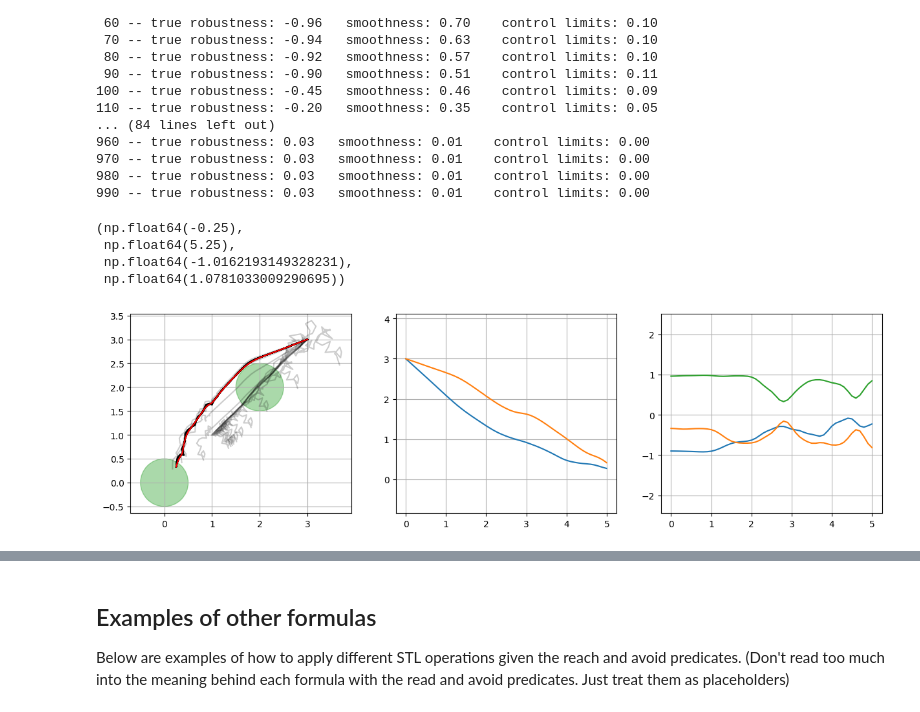
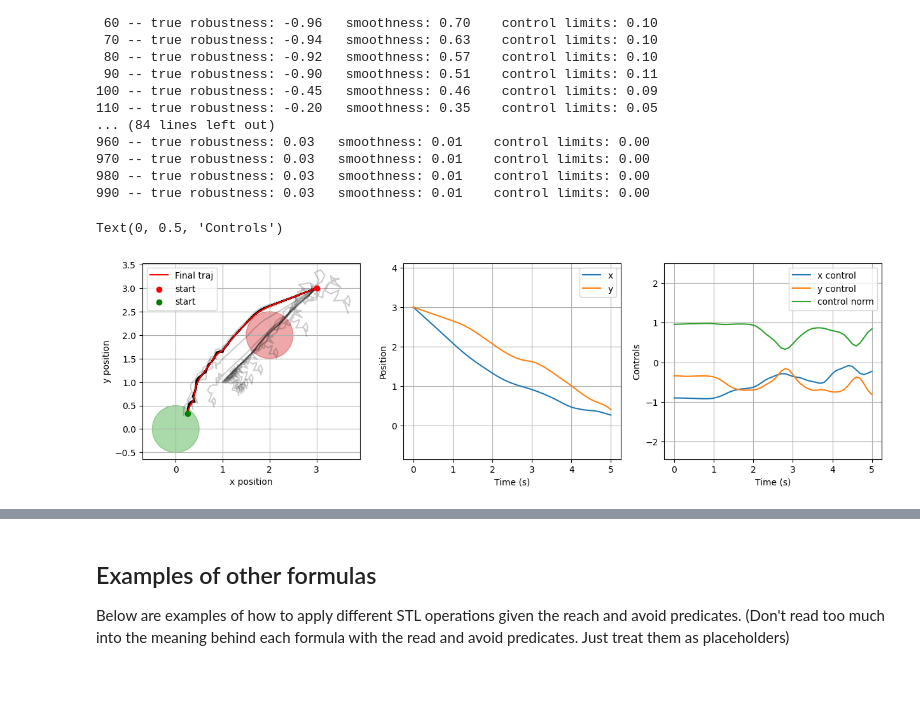
Before and after one commit to UW-CTRL/stljax, a Jupyter notebook: demo.ipynb, the cells around one changed output, grey strips where cells are left out. Saved outputs shown, nothing was run; the diff lists cells and outputs as text; code cells hidden in the pictures; blank space fills up the shorter version.

```diff
--- a/demo.ipynb
+++ b/demo.ipynb
@@ -227,44 +227,49 @@ for i in range(n_steps):
 # %%
 fig, axs = plt.subplots(1,3, figsize=(15,4)) # note we must use plt.subplots, not plt.subplot
 
 ax = axs[0]
 circle1 = plt.Circle((0, 0), 0.5, color='C2', alpha=0.4)
-circle2 = plt.Circle(obstacle_center[0,0], 0.5, color='C2', alpha=0.4)
+circle2 = plt.Circle(obstacle_center[0,0], 0.5, color='C3', alpha=0.4)
 
 ax.add_patch(circle1)
 ax.add_patch(circle2)
 
 [ax.plot(*s[0].T, color="k", alpha=0.2) for s in states_[::10]]
-[ax.plot(*s[0].T, color="r") for s in states_[-1:]]
+[ax.plot(*s[0].T, color="r", label="Final traj") for s in states_[-1:]]
 
-# ax.scatter(states_[0][0,0,:1], states_[0][0,0,1:], zorder=10)
+ax.scatter(states_[-1][0,0,:1], states_[-1][0,0,1:], zorder=10, label="start", color="red")
+ax.scatter(states_[-1][0,-1,:1], states_[-1][0,-1,1:], zorder=10, label="start", color="green")
 
+ax.set_xlabel("x position")
+ax.set_ylabel("y position")
 ax.grid()
-# ax.set_xlim([-5,1])
-# ax.set_ylim([-4,1])
+ax.legend()
 ax.axis("equal")
 
 # plot x, y
 ax = axs[1]
-ax.plot(ts, states_[-1][0,:-1,:1])
-ax.plot(ts, states_[-1][0,:-1,1:])
+ax.plot(ts, states_[-1][0,:-1,:1], label="x")
+ax.plot(ts, states_[-1][0,:-1,1:], label="y")
 ax.grid()
 ax.axis("equal")
+ax.legend()
+ax.set_xlabel("Time (s)")
+ax.set_ylabel("Position")
 
 
 # plot control signal
 ax = axs[2]
-ax.plot(ts, controls[0,:,:1])
-ax.plot(ts, controls[0,:,1:])
-ax.plot(ts, jnp.linalg.norm(controls, axis=-1).squeeze())
+ax.plot(ts, controls[0,:,:1], label="x control")
+ax.plot(ts, controls[0,:,1:], label="y control")
+ax.plot(ts, jnp.linalg.norm(controls, axis=-1).squeeze(), label="control norm")
 ax.grid()
 ax.axis("equal")
+ax.legend()
+ax.set_xlabel("Time (s)")
+ax.set_ylabel("Controls")
 # %% [output]
-(np.float64(-0.25),
- np.float64(5.25),
- np.float64(-1.0162193149328231),
- np.float64(1.0781033009290695))
+Text(0, 0.5, 'Controls')
-[figure, old version]
+[figure, new version]
 # %%
 %timeit grad_jit(controls, temperature)
 # %timeit jax.grad(loss, 0)(controls, state0, umax, approx_method, temperature)
```
Also changed, not shown: parts of 2 cells of this notebook.
